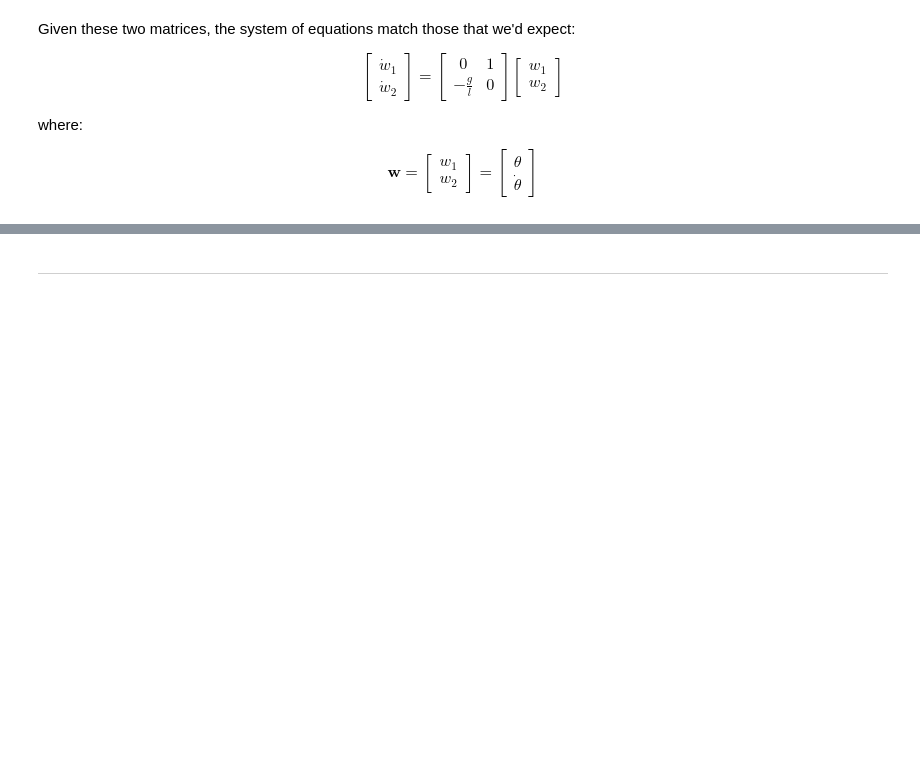
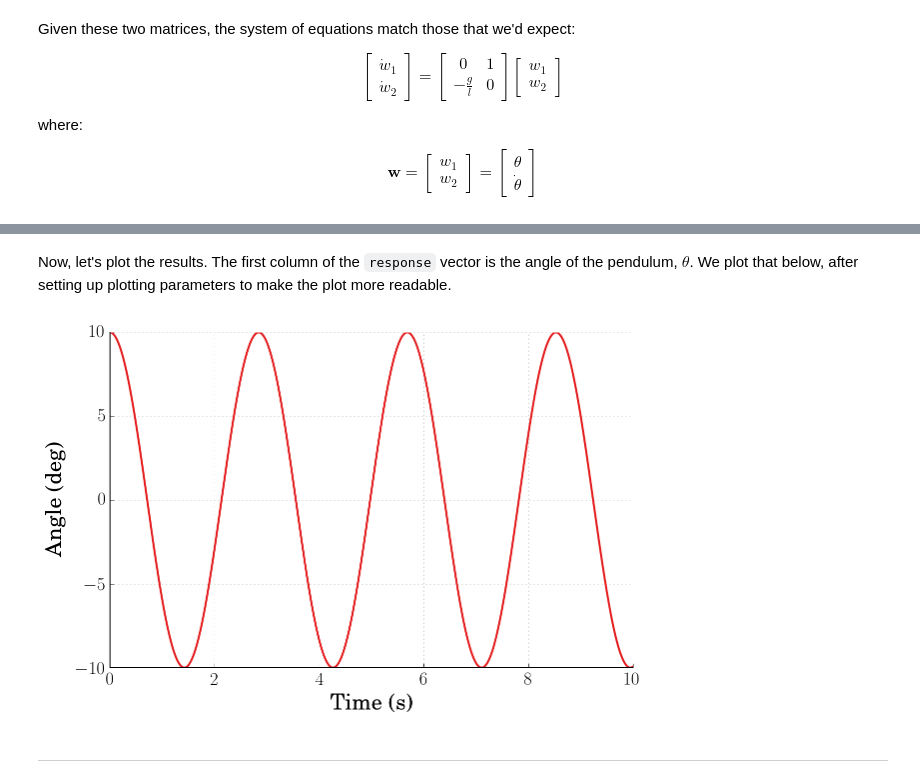
Before and after one commit to DocVaughan/MCHE513---Intermediate-Dynamics, a Jupyter notebook: Simple Pendulum with SymPy.ipynb, the cells around one changed output, grey strips where cells are left out. Saved outputs shown, nothing was run; the diff lists cells and outputs as text; code cells hidden in the pictures; blank space fills up the shorter version.

Commit message:
Added simulation of the simple pendulum

````diff
--- a/Simple Pendulum with SymPy.ipynb
+++ b/Simple Pendulum with SymPy.ipynb
@@ -118,3 +167,73 @@ $$ \mathbf{w} = \begin{bmatrix}w_1 \\ w_2\end{bmatrix} = \begin{bmatrix}\theta \
+# %%
+# Set up the initial point for the ode solver
+r = ode(eq_of_motion).set_initial_value(x0, sim_time[0])
+
+# define the sample time
+dt = sim_time[1] - sim_time[0]
+
+# pre-populate the response array with zeros
+response = np.zeros((len(sim_time), len(x0)))
+
+# Set the initial index to 0
+index = 0
+
+# Now, numerically integrate the ODE while:
+#   1. the last step was successful
+#   2. the current time is less than the desired simluation end time
+while r.successful() and r.t < sim_time[-1]:
+    response[index, :] = r.y
+    r.integrate(r.t + dt)
+    index += 1
+# %% [markdown]
+Now, let's plot the results. The first column of the ```response``` vector is the angle of the pendulum, $\theta$. We plot that below, after setting up plotting parameters to make the plot more readable.
+# %%
+# Set the plot size - 3x2 aspect ratio is best
+fig = plt.figure(figsize=(6, 4))
+ax = plt.gca()
+plt.subplots_adjust(bottom=0.17, left=0.17, top=0.96, right=0.96)
+
+# Change the axis units to serif
+plt.setp(ax.get_ymajorticklabels(), family='serif', fontsize=18)
+plt.setp(ax.get_xmajorticklabels(), family='serif', fontsize=18)
+
+# Remove top and right axes border
+ax.spines['right'].set_color('none')
+ax.spines['top'].set_color('none')
+
+# Only show axes ticks on the bottom and left axes
+ax.xaxis.set_ticks_position('bottom')
+ax.yaxis.set_ticks_position('left')
+
+# Turn on the plot grid and set appropriate linestyle and color
+ax.grid(True,linestyle=':', color='0.75')
+ax.set_axisbelow(True)
+
+# Define the X and Y axis labels
+plt.xlabel('Time (s)', family='serif', fontsize=22, weight='bold', labelpad=5)
+plt.ylabel('Angle (deg)', family='serif', fontsize=22, weight='bold', labelpad=10)
+
+# Plot the data
+plt.plot(sim_time, response[:, 0] * 180/np.pi, linewidth=2, linestyle='-', label = '$\theta$')
+
+# uncomment below and set limits if needed
+# plt.xlim(0, 5)
+# plt.ylim(-1, 1)
+
+# Create the legend, then fix the fontsize
+# leg = plt.legend(loc='upper right', ncol = 1, fancybox=True)
+# ltext  = leg.get_texts()
+# plt.setp(ltext, family='serif', fontsize=20)
+
+# Adjust the page layout filling the page using the new tight_layout command
+plt.tight_layout(pad=0.5)
+
+# Uncomment to save the figure as a high-res pdf in the current folder
+# It's saved at the original 6x4 size
+# plt.savefig('Simple_Pendulum_Response.pdf')
+
+fig.set_size_inches(9, 6) # Resize the figure for better display in the notebook
+# %% [output]
+[figure, added]
 # %% [markdown]
 <hr class = "style-end">
 # %% [markdown]
````
Also changed, not shown: parts of 6 cells of this notebook.
